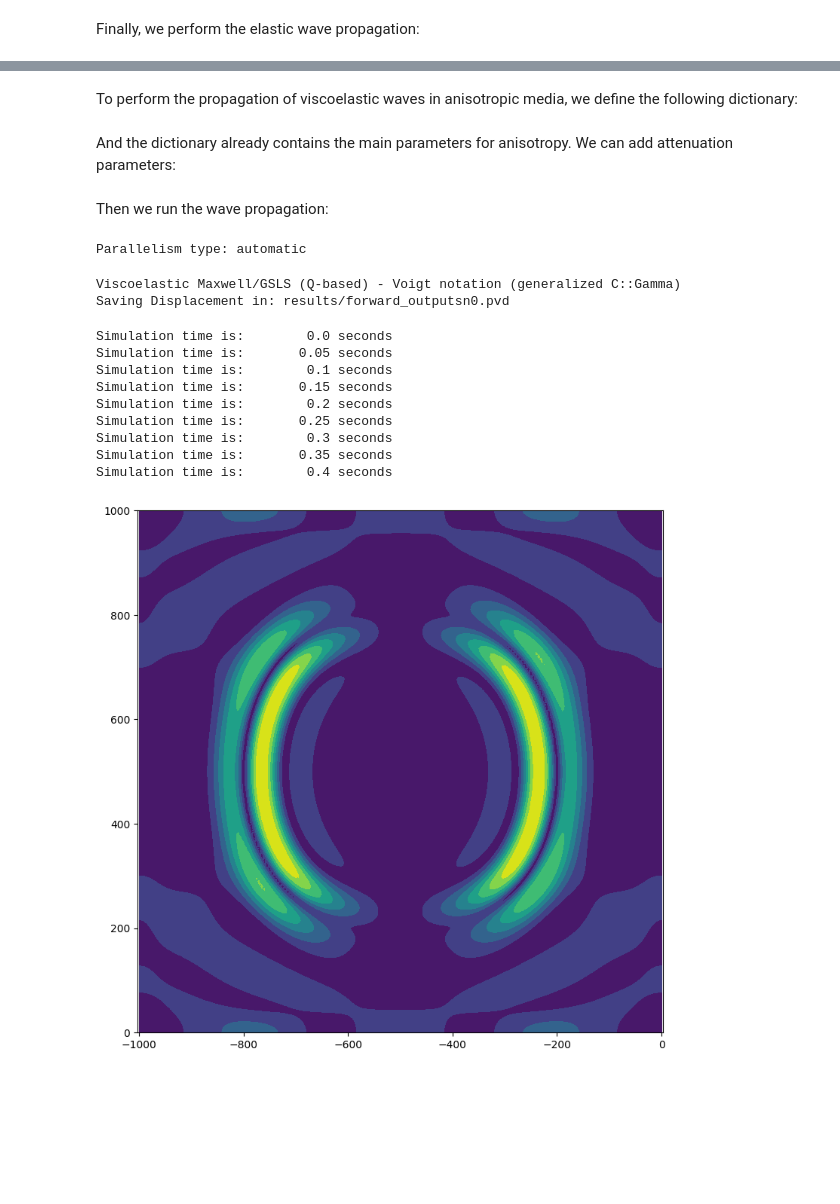
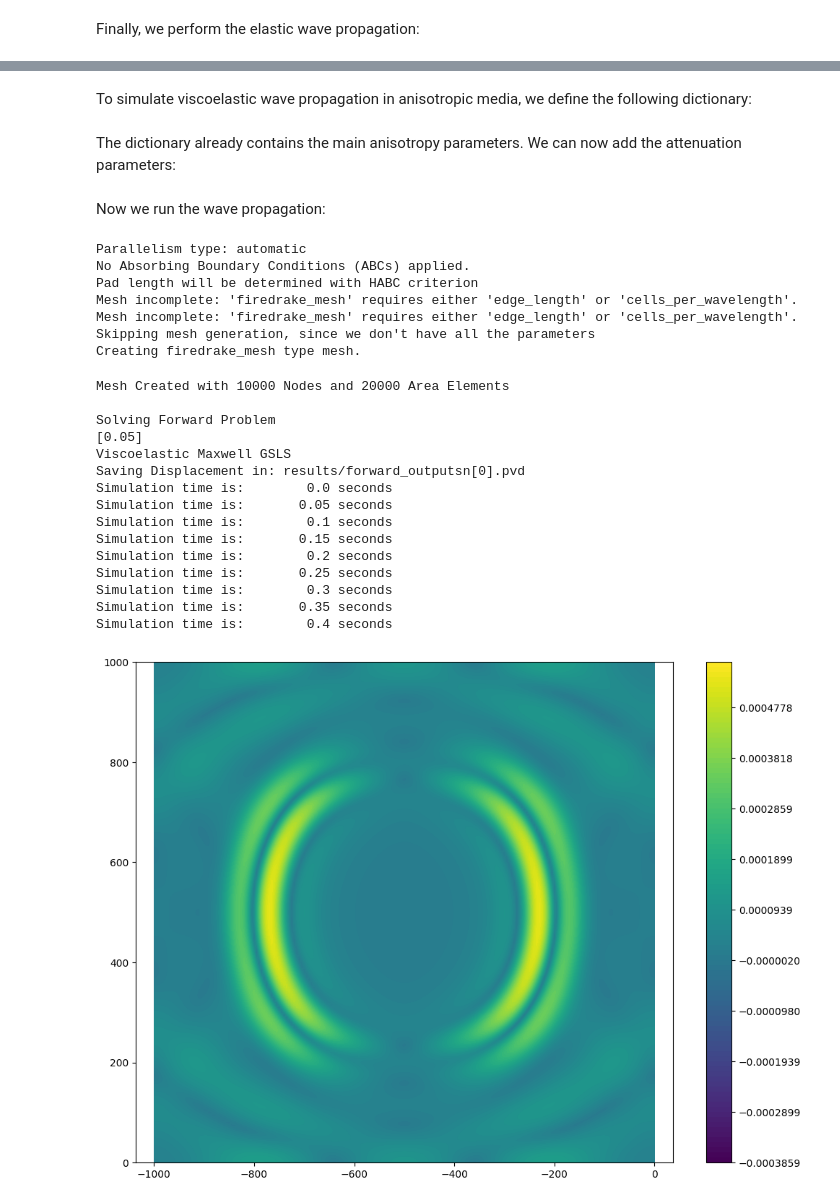
Before and after one commit to NDF-Poli-USP/spyro, a Jupyter notebook: notebook_tutorials/viscoelastic_wave_propagation.ipynb, the cells around one changed output, grey strips where cells are left out. Drawn from its saved outputs; the diff is of its cells as text; code cells hidden in the pictures; blank space fills up the shorter version.

```diff
--- a/notebook_tutorials/viscoelastic_wave_propagation.ipynb
+++ b/notebook_tutorials/viscoelastic_wave_propagation.ipynb
@@ -275,7 +359,7 @@ anisotropic_elastic_dictionary["anisotropy"] = {
 # %% [markdown]
 Finally, we perform the elastic wave propagation:
 # %%
-anisotropic_elastic_wave = spyro.IsotropicWave(anisotropic_elastic_dictionary)
+anisotropic_elastic_wave = spyro.AnisotropicVTIWave(anisotropic_elastic_dictionary)
 
-anisotropic_elastic_wave.set_mesh(mesh_parameters={"dx": dx_target, "periodic": True})
+anisotropic_elastic_wave.set_mesh(input_mesh_parameters={"edge_length": dx_target, "periodic": True})
 # %% [output]
@@ -301,47 +428,63 @@ spyro.plots.plot_function(anisotropic_elastic_wave.u_n)
 # %% [markdown]
-To perform the propagation of viscoelastic waves in anisotropic media, we define the following dictionary:
+To simulate viscoelastic wave propagation in anisotropic media, we define the following dictionary:
 # %%
 anisotropic_viscoelastic_dictionary = anisotropic_elastic_dictionary.copy()
 # %% [markdown]
-And the dictionary already contains the main parameters for anisotropy. We can add attenuation parameters:
+The dictionary already contains the main anisotropy parameters. We can now add the attenuation parameters:
 # %%
+anisotropic_viscoelastic_dictionary["viscoelastic"] = True
+anisotropic_viscoelastic_dictionary["synthetic_data"]["Q_epsilon"] = 1/Q0
+anisotropic_viscoelastic_dictionary["synthetic_data"]["Q_delta"] = 1/Q0
+anisotropic_viscoelastic_dictionary["synthetic_data"]["Q_gamma"] = 1/Q0
+
 anisotropic_viscoelastic_dictionary["viscoelasticity"] = {
-    "viscoelastic": True,
     "visco_type": "maxwell_gsls_Q",
-    "Q_type": 'file',          # agora usamos funções espaciais
     "branches": L,
     "omega_gsls": omega_relax,
-    "y_gsls": y,
-    "Qp_inv": 1/Q,
-    "Qs_inv": 1/Q,
-    "Qepsilon_inv": 1/Q,
-    "Qdelta_inv": 1/Q,
-    "Qgamma_inv": 1/Q,
-    "lmbda_s": lmbda,
-    "mu_s": mu,
+    "y_gsls": y
 }
 # %% [markdown]
-Then we run the wave propagation:
+Now we run the wave propagation:
 # %%
-anisotropic_viscoelastic_wave = spyro.IsotropicWave(anisotropic_viscoelastic_dictionary)
+anisotropic_viscoelastic_wave = spyro.AnisotropicVTIWave(anisotropic_viscoelastic_dictionary)
 
-anisotropic_viscoelastic_wave.set_mesh(mesh_parameters={"dx": dx_target, "periodic": True})
-
+anisotropic_viscoelastic_wave.set_mesh(input_mesh_parameters={"edge_length": dx_target, "periodic": True})
 anisotropic_viscoelastic_wave.forward_solve()
 # %% [output]
 Parallelism type: automatic
+No Absorbing Boundary Conditions (ABCs) applied.
+Pad length will be determined with HABC criterion
+Mesh incomplete: 'firedrake_mesh' requires either 'edge_length' or 'cells_per_wavelength'.
+Mesh incomplete: 'firedrake_mesh' requires either 'edge_length' or 'cells_per_wavelength'.
+Skipping mesh generation, since we don't have all the parameters
+Creating firedrake_mesh type mesh.
-Viscoelastic Maxwell/GSLS (Q-based) - Voigt notation (generalized C::Gamma)
-Saving Displacement in: results/forward_outputsn0.pvd
+Mesh Created with 10000 Nodes and 20000 Area Elements
+
+Solving Forward Problem
+[0.05]
+Viscoelastic Maxwell GSLS
+Saving Displacement in: results/forward_outputsn[0].pvd
+Simulation time is:        0.0 seconds
+Simulation time is:       0.05 seconds
+Simulation time is:        0.1 seconds
+Simulation time is:       0.15 seconds
+Simulation time is:        0.2 seconds
+Simulation time is:       0.25 seconds
+Simulation time is:        0.3 seconds
+Simulation time is:       0.35 seconds
+Simulation time is:        0.4 seconds
-Simulation time is:        0.0 seconds
-Simulation time is:       0.05 seconds
-Simulation time is:        0.1 seconds
-Simulation time is:       0.15 seconds
-Simulation time is:        0.2 seconds
-Simulation time is:       0.25 seconds
-Simulation time is:        0.3 seconds
-Simulation time is:       0.35 seconds
-Simulation time is:        0.4 seconds
 # %%
-spyro.plots.plot_function(anisotropic_viscoelastic_wave.u_n)
+fig = plt.figure(figsize=(12, 9))
+axes = fig.add_subplot(111)
+levels = np.linspace(vmin, vmax, 100)
+contours = tricontourf(
+        anisotropic_viscoelastic_wave.u_n,
+        axes=axes,
+        levels=levels,
+        vmin=vmin,
+        vmax=vmax
+    )
+axes.axis('equal')
+cbar = plt.colorbar(contours, ax=axes)
 # %% [output]
-[figure, old version]
+[figure, new version]
```
Also changed, not shown: parts of 38 cells of this notebook, 2 other files.
